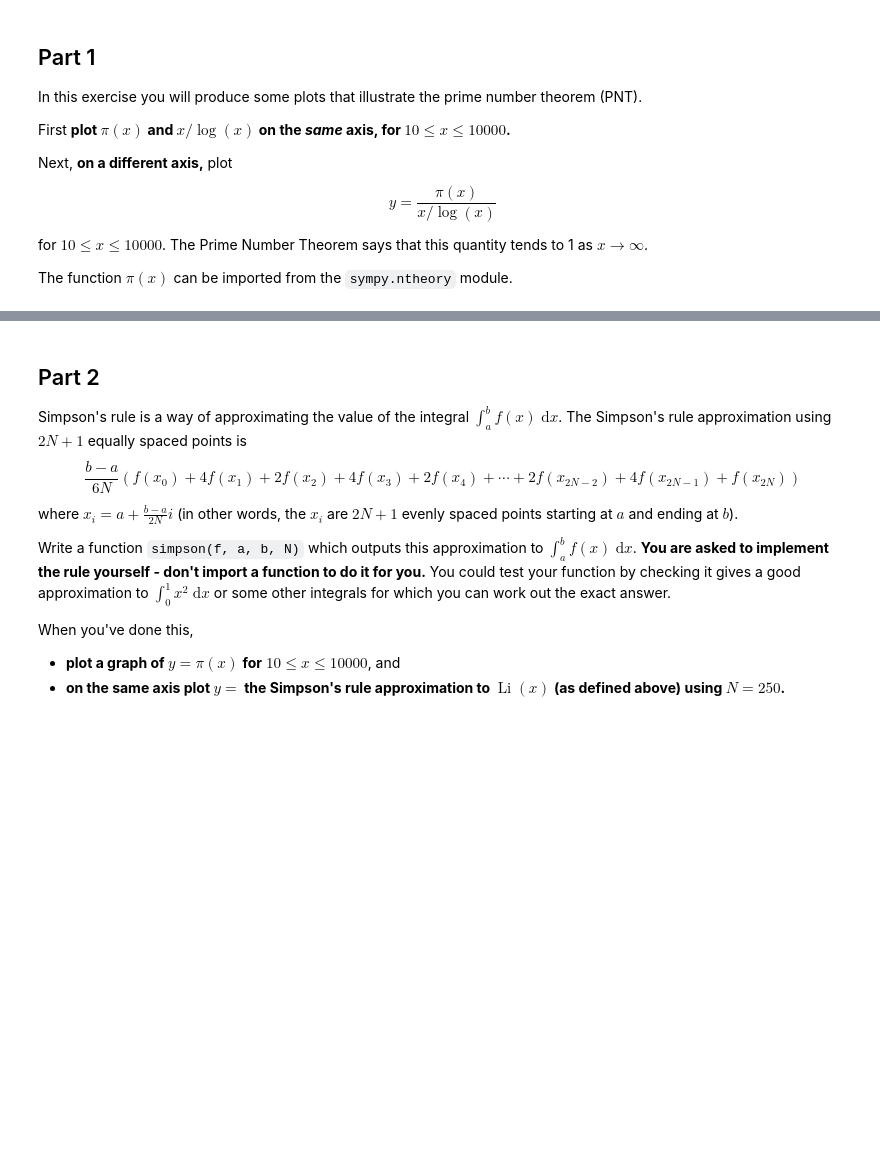
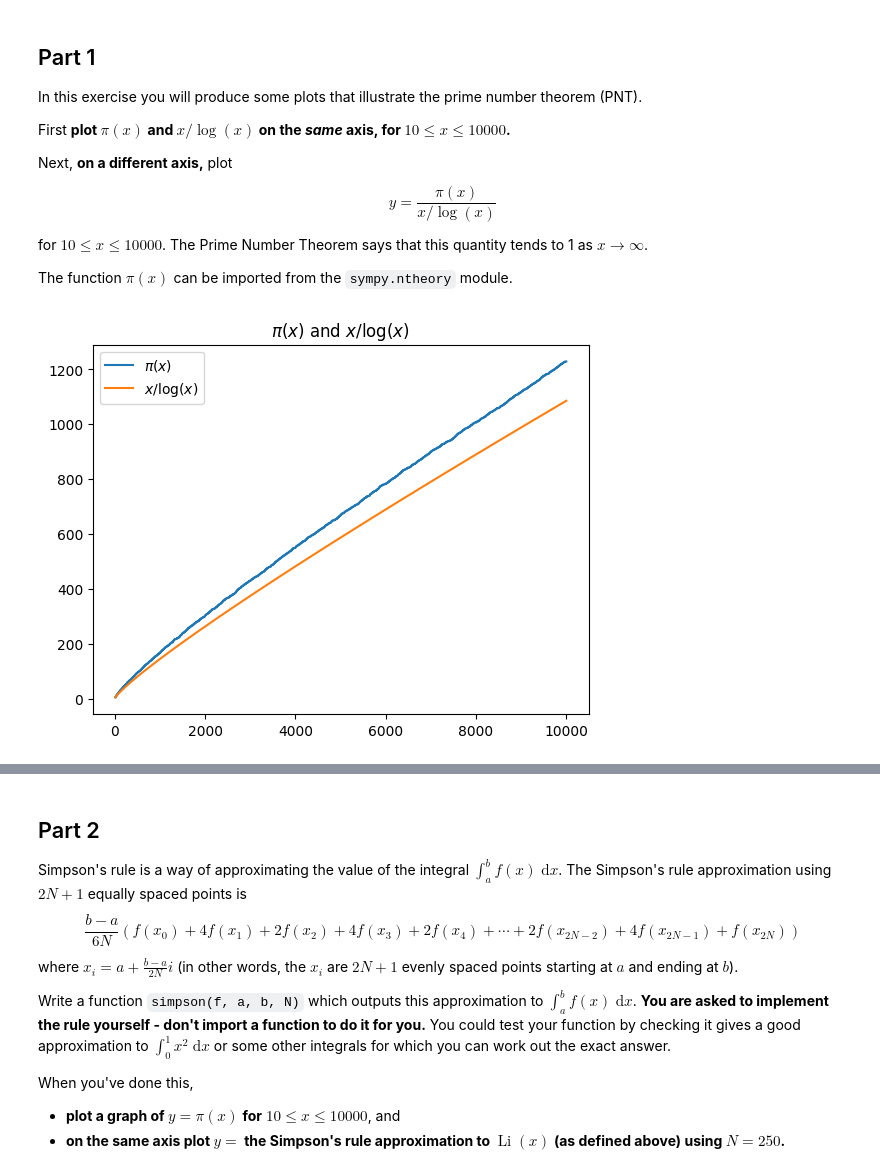
Before and after one commit to jupiterzw/ucl_math0011_projects, a Jupyter notebook: Project 7 - Chebyshev Bias.ipynb, the cells around one changed output, grey strips where cells are left out. Drawn from its saved outputs; the diff is of its cells as text; code cells hidden in the pictures; blank space fills up the shorter version.

```diff
--- a/Project 7 - Chebyshev Bias.ipynb
+++ b/Project 7 - Chebyshev Bias.ipynb
@@ -50,3 +54,17 @@ $$ y = \frac{\pi(x)}{x / \log(x)} $$
 for $10 \leq x \leq 10000$. The Prime Number Theorem says that this quantity tends to 1 as $x \to \infty$.
 
 The function $\pi(x)$ can be imported from the `sympy.ntheory` module.
+# %%
+xs = np.linspace(10, 10000, 100000)
+ys = [sp.primepi(x) for x in xs]
+
+# Plot pi(x) and x/log(x) on the same axis
+plt.figure()
+plt.plot(xs, ys, label='$\pi(x)$')
+plt.plot(xs, xs/np.log(xs), label='$x/\log(x)$')
+plt.legend()
+plt.title('$\pi(x)$ and $x/\log(x)$')
+
+plt.show()
+# %% [output]
+[figure, added]
```
Also changed, not shown: parts of 8 cells of this notebook.
